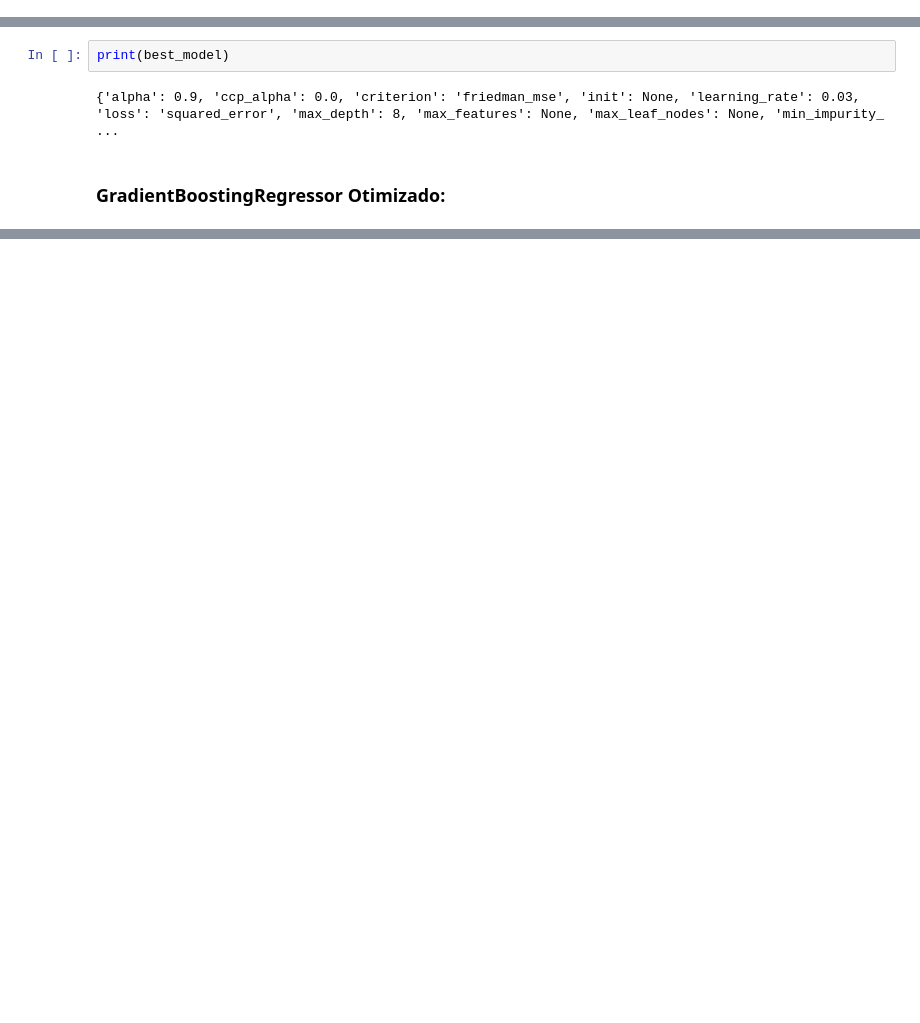
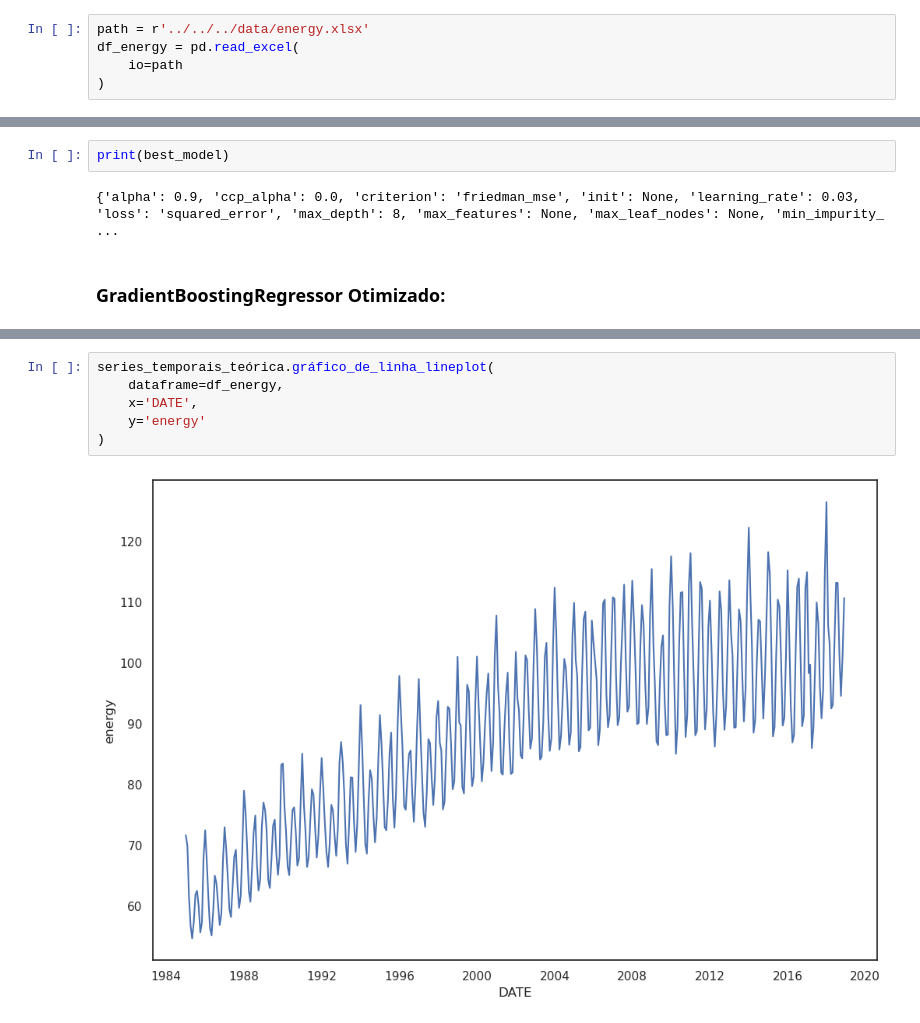
Before and after one commit to SamuelBarbosaDev/DataExpert, a Jupyter notebook: core/core/slots/7/main.ipynb, the cells around one changed output, grey strips where cells are left out. Cells and saved outputs as stored; diff of their text form; blank space fills up the shorter version.

```diff
--- a/core/core/slots/7/main.ipynb
+++ b/core/core/slots/7/main.ipynb
@@ -190,0 +201,5 @@ display(df_temps.head())
+# %%
+path = r'../../../data/energy.xlsx'
+df_energy = pd.read_excel(
+    io=path
+)
@@ -1988,0 +2217,8 @@ Variable: year                 Importance: 0.0
+# %%
+series_temporais_teórica.gráfico_de_linha_lineplot(
+    dataframe=df_energy,
+    x='DATE',
+    y='energy'
+)
+# %% [output]
+[figure, added]
```
Also changed, not shown: parts of 81 cells of this notebook, 2 other files.
